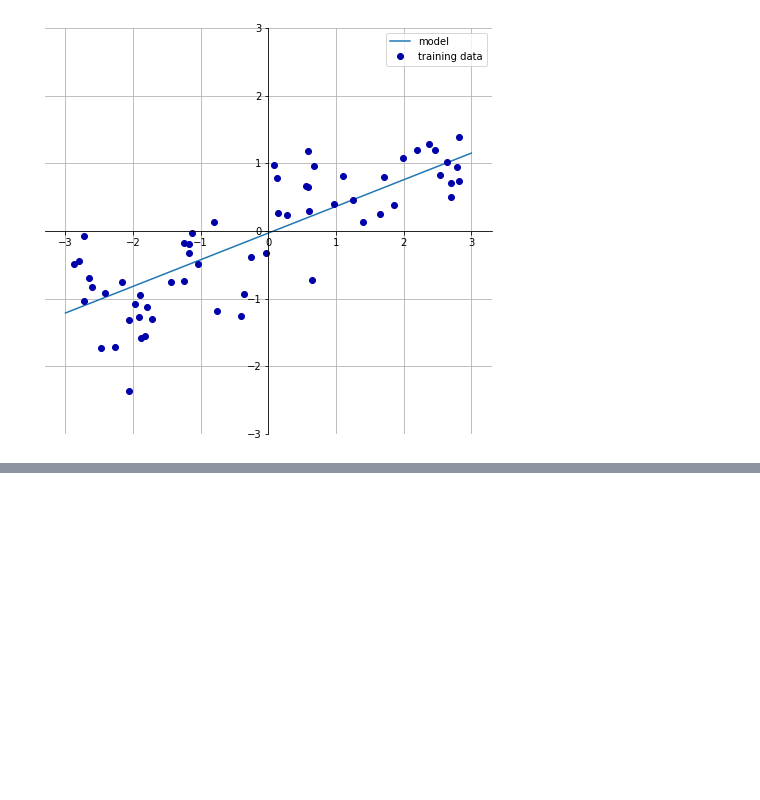
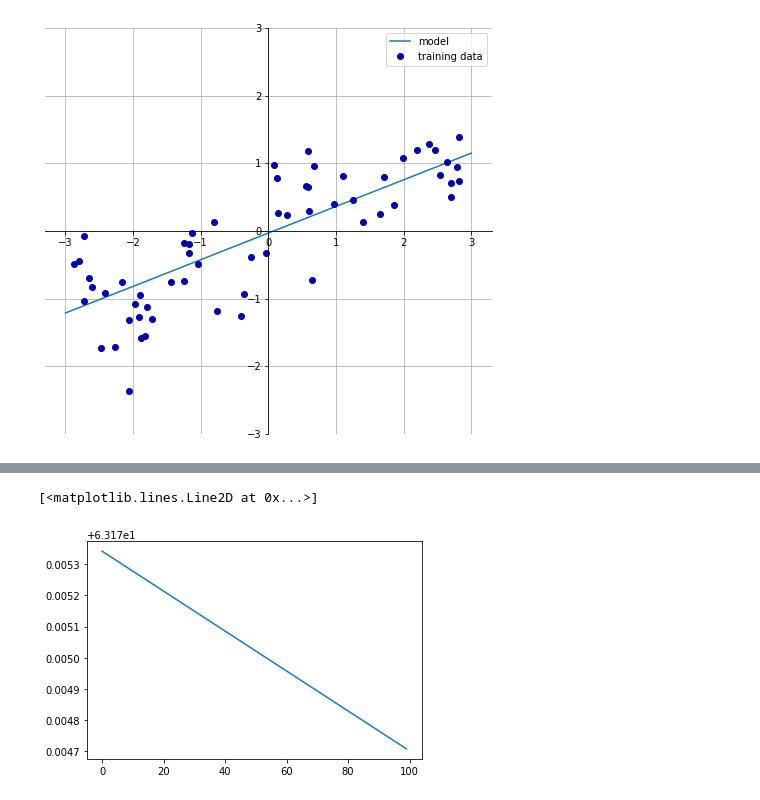
Before and after one commit to Luckyaxah/python_ml, a Jupyter notebook: mytoolkit/梯度下降.ipynb, the cells around one changed output, grey strips where cells are left out. Drawn from its saved outputs; the diff is of its cells as text; code cells hidden in the pictures; blank space fills up the shorter version.

```diff
--- a/mytoolkit/梯度下降.ipynb
+++ b/mytoolkit/梯度下降.ipynb
@@ -107,0 +278,5 @@ w[0]: 0.393906  b: -0.031804
+# %%
+    plt.plot(model.errors[-100:])
+# %% [output]
+[<matplotlib.lines.Line2D at 0x...>]
+[figure, added]
```
Also changed, not shown: parts of 24 cells of this notebook, 3 other files.
